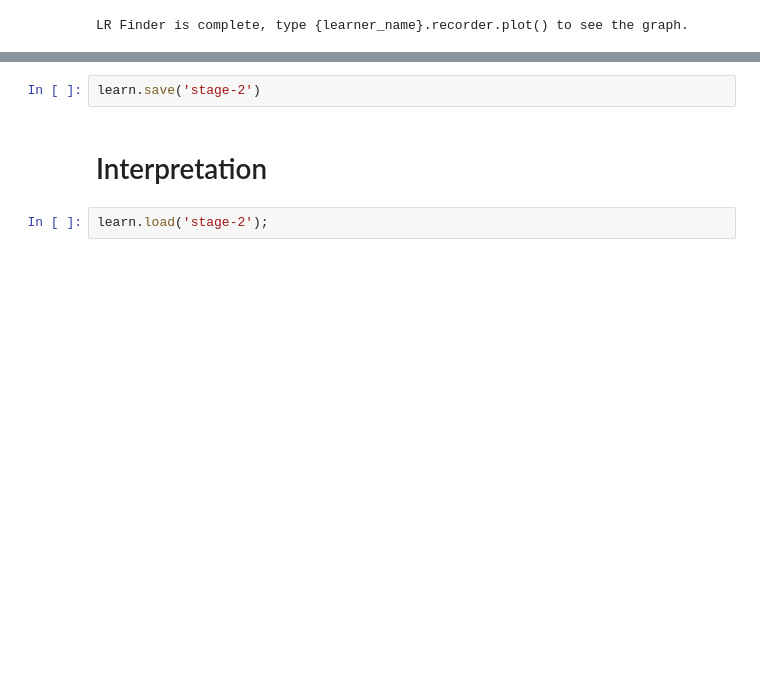
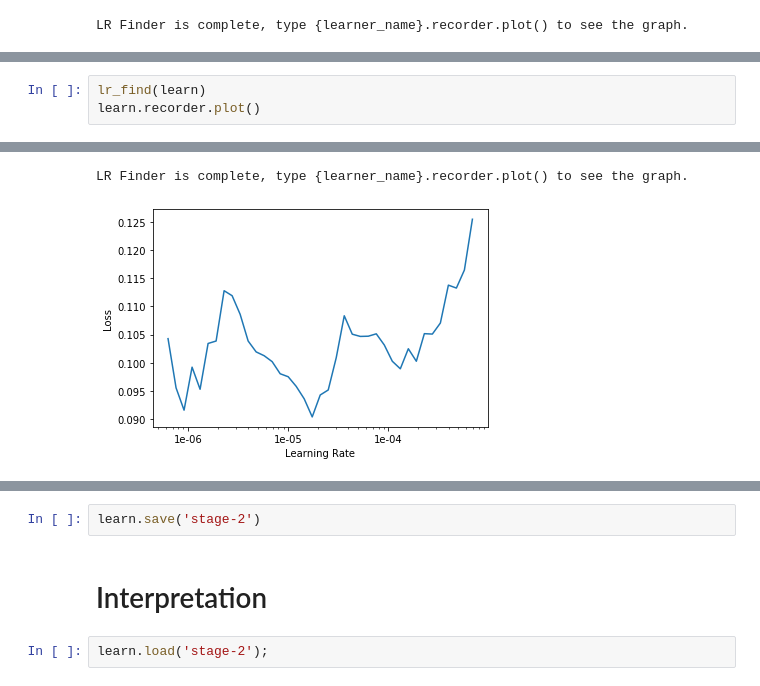
Before and after one commit to Zarrko/plant-diseases, a Jupyter notebook: models/Plant_Diseases_Detection.ipynb, the cells around one changed output, grey strips where cells are left out. Drawn from its saved outputs; the diff is of its cells as text; blank space fills up the shorter version.

```diff
--- a/models/Plant_Diseases_Detection.ipynb
+++ b/models/Plant_Diseases_Detection.ipynb
@@ -101,0 +115,4 @@ LR Finder is complete, type {learner_name}.recorder.plot() to see the graph.
+# %%
+lr_find(learn)
+learn.recorder.plot()
+# %% [output]
@@ -102,2 +120,4 @@ LR Finder is complete, type {learner_name}.recorder.plot() to see the graph.
+LR Finder is complete, type {learner_name}.recorder.plot() to see the graph.
+[figure, added]
 # %%
 learn.unfreeze()
```
Also changed, not shown: parts of 8 cells of this notebook, 1 other file.
